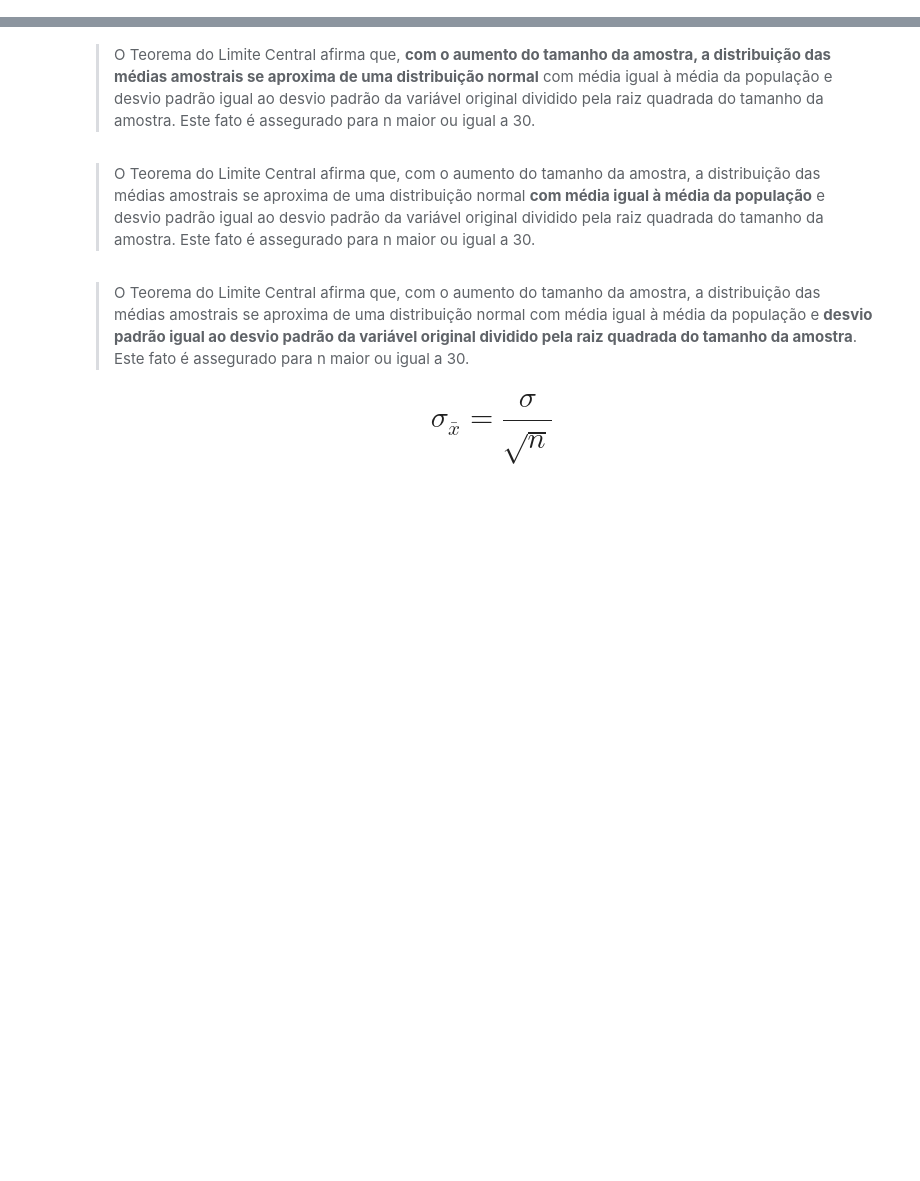
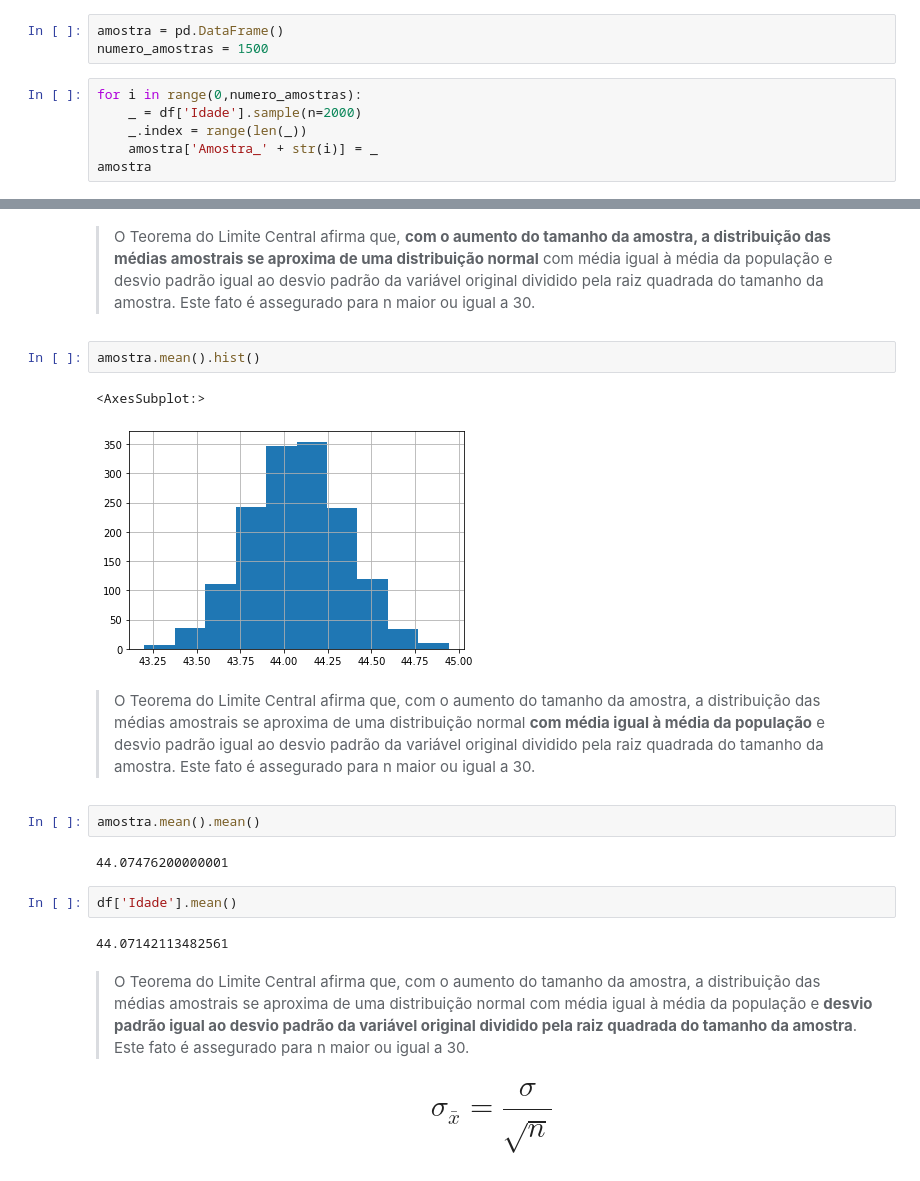
Before and after one commit to ciqueti/Estatistica_Distribuicao_e_Medidas, a Jupyter notebook: Parte_2/Curso_de_Estatística_Parte_2.ipynb, the cells around one changed output, grey strips where cells are left out. Saved outputs shown, nothing was run; the diff lists cells and outputs as text; blank space fills up the shorter version.

```diff
--- a/Parte_2/Curso_de_Estatística_Parte_2.ipynb
+++ b/Parte_2/Curso_de_Estatística_Parte_2.ipynb
@@ -713,3 +781,12 @@ Suponha que os pesos dos sacos de arroz de uma indústria alimentícia se distri
 O desvio padrão das médias amostrais é conhecido como **erro padrão da média**
 # %% [markdown]
 ### Entendendo o Teorema do Limite Central
+# %%
+amostra = pd.DataFrame()
+numero_amostras = 1500
+# %%
+for i in range(0,numero_amostras):
+    _ = df['Idade'].sample(n=2000)
+    _.index = range(len(_))
+    amostra['Amostra_' + str(i)] = _
+amostra
@@ -716,7 +822,20 @@ O desvio padrão das médias amostrais é conhecido como **erro padrão da médi
 # %% [markdown]
 > O Teorema do Limite Central afirma que, **com o aumento do tamanho da amostra, a distribuição das médias amostrais se aproxima de uma distribuição normal** com média igual à média da população e desvio padrão igual ao desvio padrão da variável original dividido pela raiz quadrada do tamanho da amostra. Este fato é assegurado para n maior ou igual a 30.
+# %%
+amostra.mean().hist()
+# %% [output]
+<AxesSubplot:>
+[figure, added]
 # %% [markdown]
 > O Teorema do Limite Central afirma que, com o aumento do tamanho da amostra, a distribuição das médias amostrais se aproxima de uma distribuição normal **com média igual à média da população** e desvio padrão igual ao desvio padrão da variável original dividido pela raiz quadrada do tamanho da amostra. Este fato é assegurado para n maior ou igual a 30.
+# %%
+amostra.mean().mean()
+# %% [output]
+44.07476200000001
+# %%
+df['Idade'].mean()
+# %% [output]
+44.07142113482561
 # %% [markdown]
 > O Teorema do Limite Central afirma que, com o aumento do tamanho da amostra, a distribuição das médias amostrais se aproxima de uma distribuição normal com média igual à média da população e **desvio padrão igual ao desvio padrão da variável original dividido pela raiz quadrada do tamanho da amostra**. Este fato é assegurado para n maior ou igual a 30.
 
```
Also changed, not shown: parts of 39 cells of this notebook, 2 other files.
